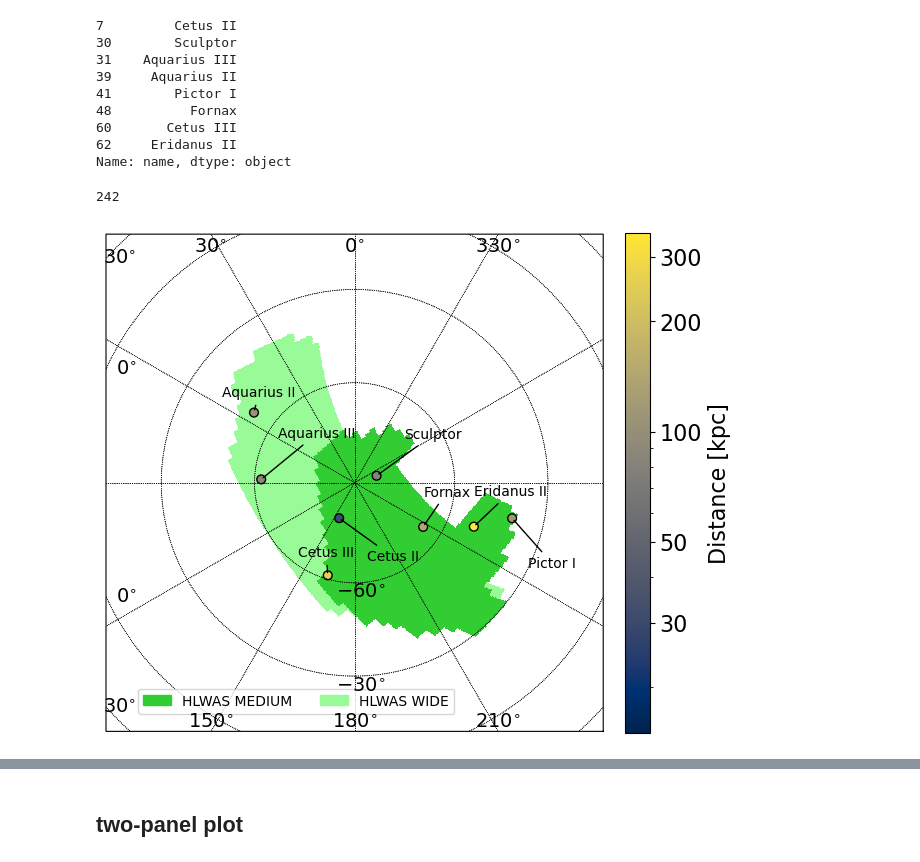
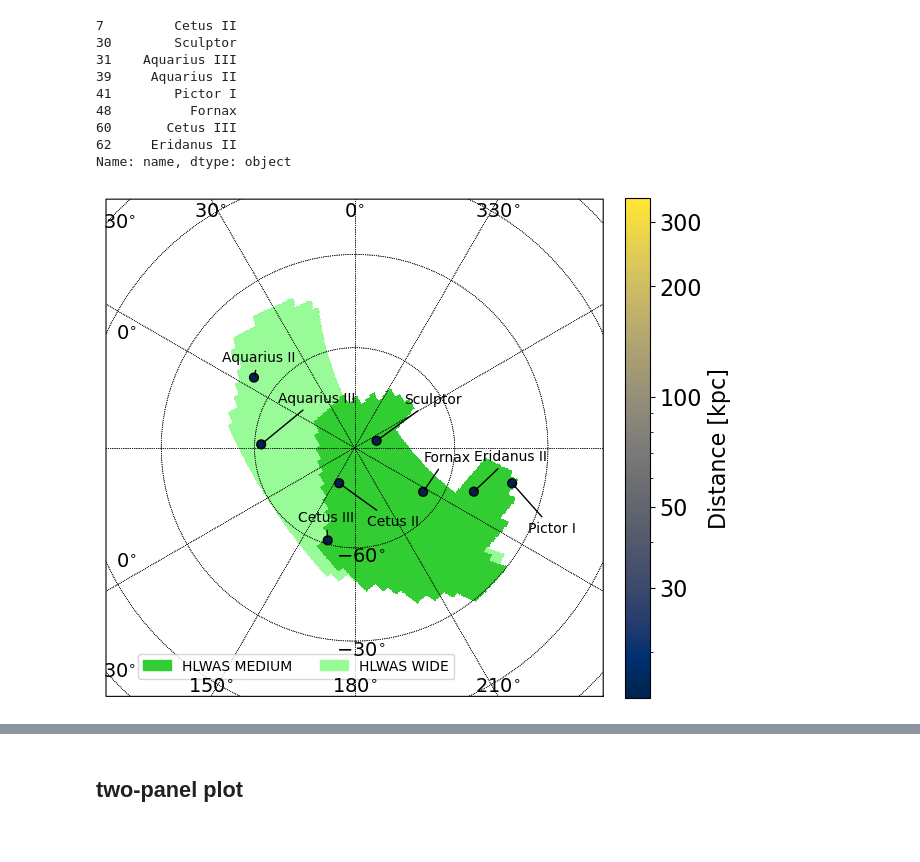
Before and after one commit to Dynamics-Penn/roman-nearfield, a Jupyter notebook: notebooks/ccs_footprints_sats.ipynb, the cells around one changed output, grey strips where cells are left out. Saved outputs shown, nothing was run; the diff lists cells and outputs as text; code cells hidden in the pictures.

```diff
--- a/notebooks/ccs_footprints_sats.ipynb
+++ b/notebooks/ccs_footprints_sats.ipynb
@@ -70,16 +63,12 @@ nbglm['name'][nbglm_in_hlwas_south]
 60       Cetus III
 62     Eridanus II
 Name: name, dtype: object
-# %%
-287-45
-# %% [output]
-242
 # %%
 angles_S = np.array([311.,60.,72.,140.,293.,90.,135.,90.])*u.deg.to(u.rad)
 radii_S = np.array([30.,40.,40,30,30,30,30,30])
 # %%
-fig_sats_S = plot_polar_projection(combined_map, nbglm, nbglm_in_hlwas_south, 'S', nbglm['name'][nbglm_in_hlwas_south],
+fig_sats_S = plot_polar_projection_sats(combined_map, nbglm, nbglm_in_hlwas_south, 'S', nbglm['name'][nbglm_in_hlwas_south],
                                    angles=angles_S,radii=radii_S)
 #fig_sats_S.savefig('../figures/sats_south.png',dpi=300)
 # %% [output]
-[figure, old version]
+[figure, new version]
```
Also changed, not shown: parts of 5 cells of this notebook, 2 other files.
